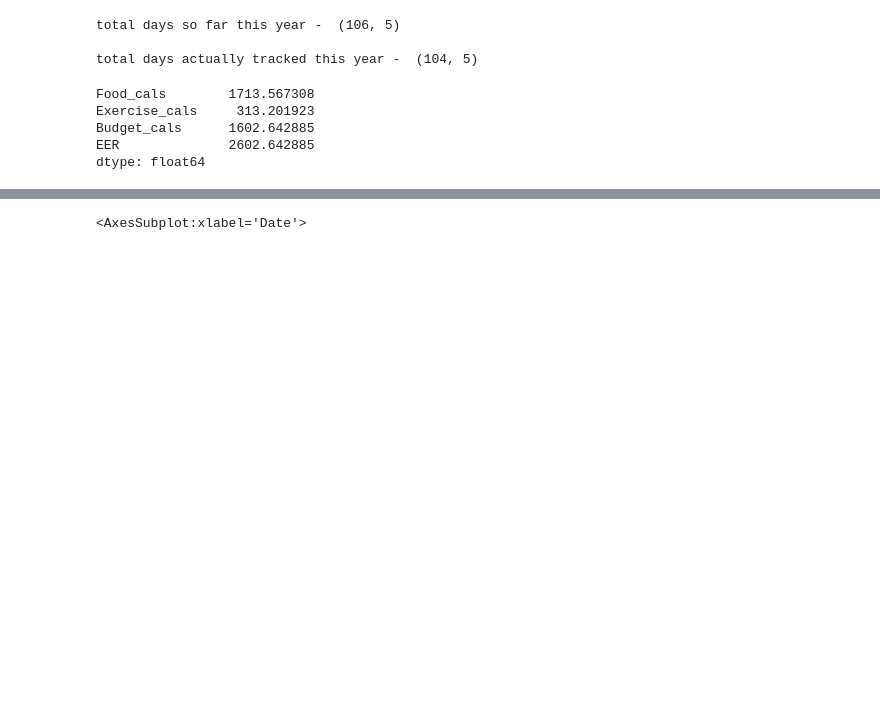
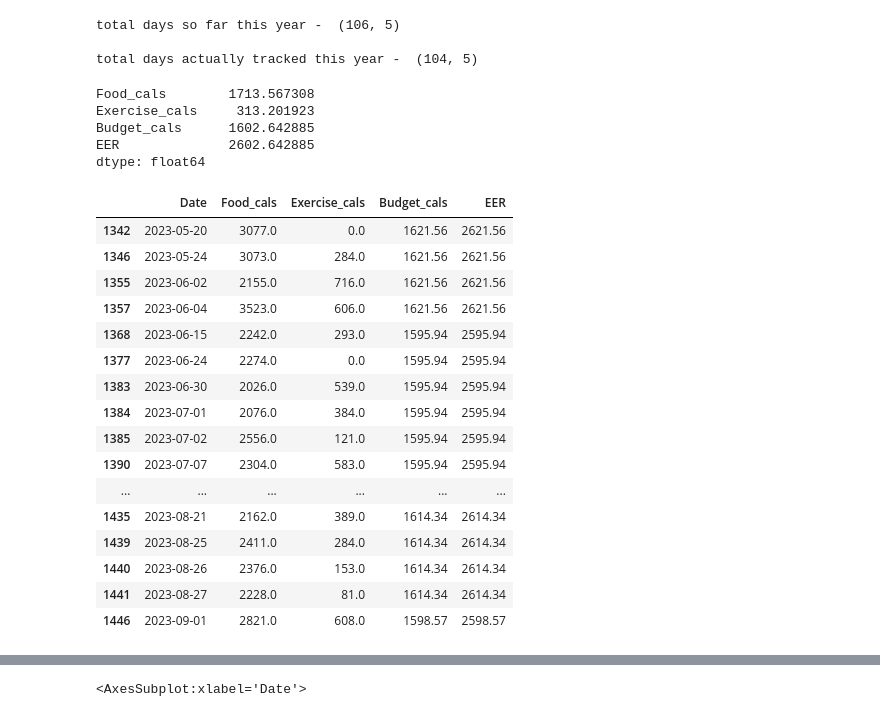
Before and after one commit to Boombipndip/glowing-octo-lamp, a Jupyter notebook: Food.ipynb, the cells around one changed output, grey strips where cells are left out. Saved outputs shown, nothing was run; the diff lists cells and outputs as text; code cells hidden in the pictures; blank space fills up the shorter version.

```diff
--- a/Food.ipynb
+++ b/Food.ipynb
@@ -66,3 +67,24 @@ Exercise_cals     313.201923
 Budget_cals      1602.642885
 EER              2602.642885
 dtype: float64
+# %%
+df_blew_it = df1_2023_no_zero.query("Food_cals > 2000")
+df_blew_it
+# %% [output]
+|  | Date | Food_cals | Exercise_cals | Budget_cals | EER |
+| 1342 | 2023-05-20 | 3077.0 | 0.0 | 1621.56 | 2621.56 |
+| 1346 | 2023-05-24 | 3073.0 | 284.0 | 1621.56 | 2621.56 |
+| 1355 | 2023-06-02 | 2155.0 | 716.0 | 1621.56 | 2621.56 |
+| 1357 | 2023-06-04 | 3523.0 | 606.0 | 1621.56 | 2621.56 |
+| 1368 | 2023-06-15 | 2242.0 | 293.0 | 1595.94 | 2595.94 |
+| 1377 | 2023-06-24 | 2274.0 | 0.0 | 1595.94 | 2595.94 |
+| 1383 | 2023-06-30 | 2026.0 | 539.0 | 1595.94 | 2595.94 |
+| 1384 | 2023-07-01 | 2076.0 | 384.0 | 1595.94 | 2595.94 |
+| 1385 | 2023-07-02 | 2556.0 | 121.0 | 1595.94 | 2595.94 |
+| 1390 | 2023-07-07 | 2304.0 | 583.0 | 1595.94 | 2595.94 |
+| ... | ... | ... | ... | ... | ... |
+| 1435 | 2023-08-21 | 2162.0 | 389.0 | 1614.34 | 2614.34 |
+| 1439 | 2023-08-25 | 2411.0 | 284.0 | 1614.34 | 2614.34 |
+| 1440 | 2023-08-26 | 2376.0 | 153.0 | 1614.34 | 2614.34 |
+| 1441 | 2023-08-27 | 2228.0 | 81.0 | 1614.34 | 2614.34 |
+| 1446 | 2023-09-01 | 2821.0 | 608.0 | 1598.57 | 2598.57 |
```
Also changed, not shown: parts of 5 cells of this notebook.
